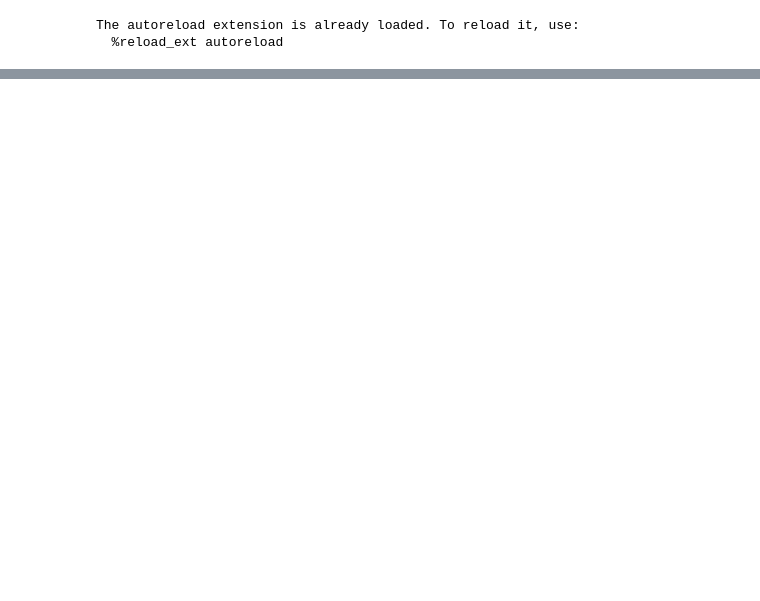
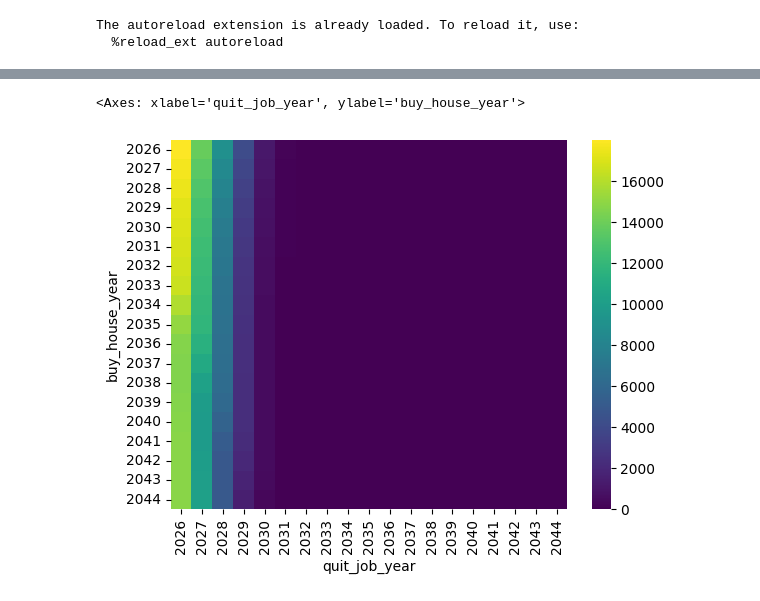
Before and after one commit to pquinter/fisim, a Jupyter notebook: notebooks/explore-financial-planning.ipynb, the cells around one changed output, grey strips where cells are left out. Drawn from its saved outputs; the diff is of its cells as text; code cells hidden in the pictures; blank space fills up the shorter version.

```diff
--- a/notebooks/explore-financial-planning.ipynb
+++ b/notebooks/explore-financial-planning.ipynb
@@ -116,0 +259,11 @@ ax.set(title="|".join([e.name for e in planner.events]));
+# %%
+buy_house_years = (2026, 2045)
+quit_job_years = (2026, 2045)
+#have_kids_years = (2035, 2038)
+# %%
+parameter_combinations = generate_parameter_combinations([buy_house_years, quit_job_years])
+results = Parallel(n_jobs=-1)(delayed(run_simulation)(params) for params in parameter_combinations)
+# %%
+columns = ["buy_house_year", "quit_job_year", "metric", "model"]
+results_df = pd.DataFrame(results, columns=columns)
+results_df.head()
@@ -116,0 +277,7 @@ ax.set(title="|".join([e.name for e in planner.events]));
+# %%
+import seaborn as sns
+
+sns.heatmap(results_df.pivot(index="buy_house_year", columns="quit_job_year", values="metric"), cmap="viridis")
+# %% [output]
+<Axes: xlabel='quit_job_year', ylabel='buy_house_year'>
+[figure, added]
```
Also changed, not shown: parts of 12 cells of this notebook, 14 other files.
